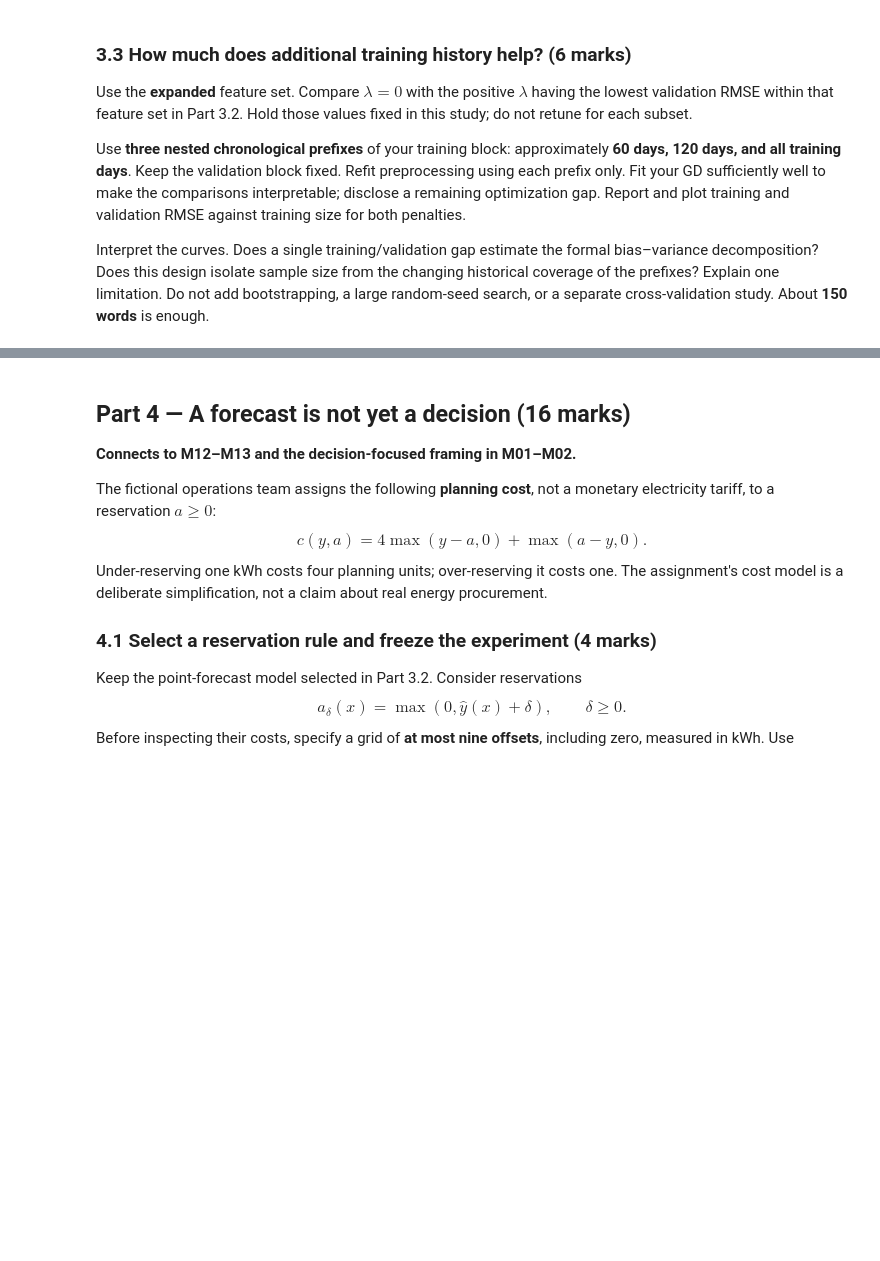
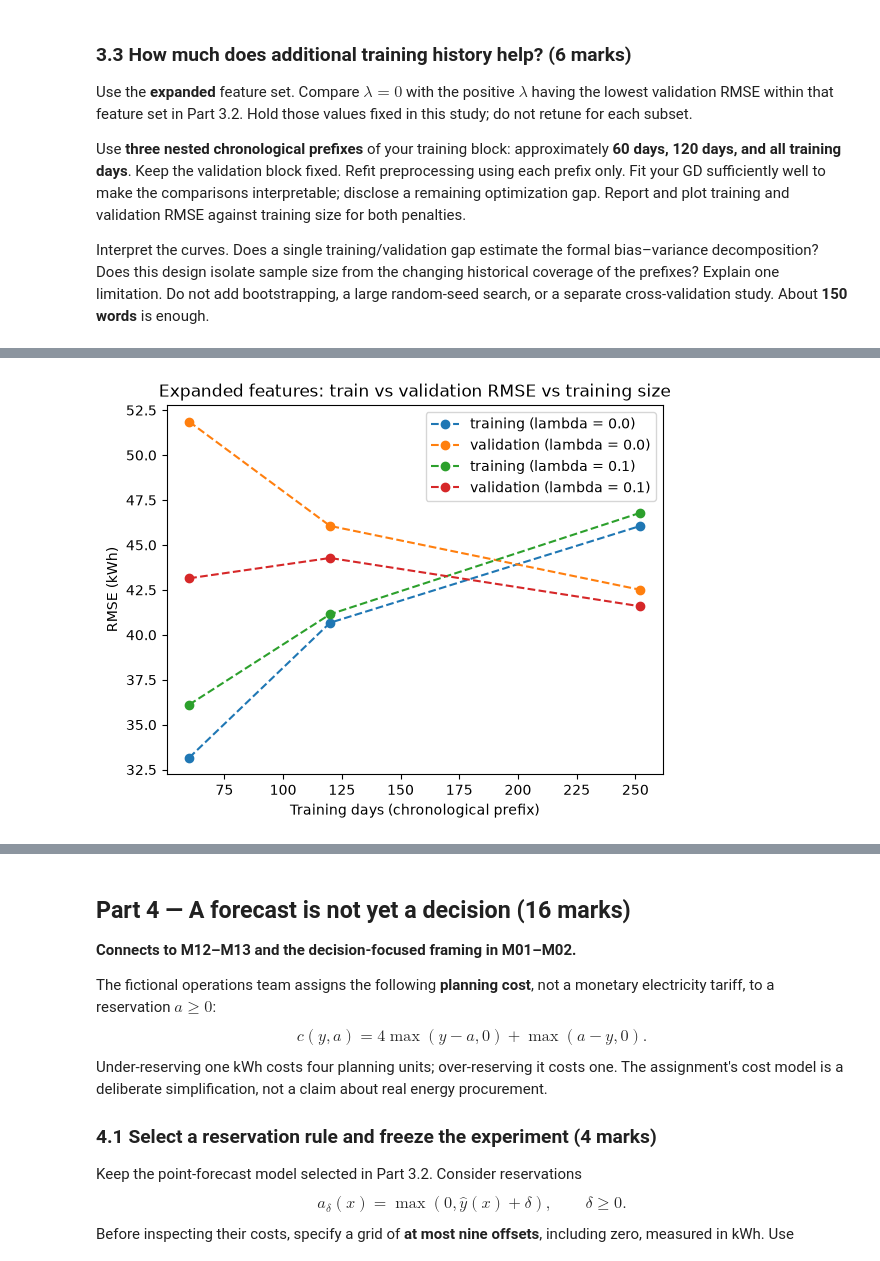
Before and after one commit to kaippatel/3151-A1, a Jupyter notebook: CSCI3151_A1.ipynb, the cells around one changed output, grey strips where cells are left out. Saved outputs shown, nothing was run; the diff lists cells and outputs as text; code cells hidden in the pictures; blank space fills up the shorter version.

```diff
--- a/CSCI3151_A1.ipynb
+++ b/CSCI3151_A1.ipynb
@@ -66,6 +66,6 @@ pd.set_option("display.max_columns", None)
 pd.set_option("display.width", 180)
 pd.set_option("display.float_format", lambda value: f"{value:.6g}")
 print("Python:", platform.python_version())
-for name, module in [("NumPy", np), ("pandas", pd), ("Matplotlib", matplotlib), ("scikit-learn", sklearn)]:
-    print(f"{name}: {module.__version__}")
+for fs_name, module in [("NumPy", np), ("pandas", pd), ("Matplotlib", matplotlib), ("scikit-learn", sklearn)]:
+    print(f"{fs_name}: {module.__version__}")
 # %% [output]
@@ -416,9 +416,9 @@ prototype_train, prototype_test = train_test_split(
 )
 prototype_results = []
 for alpha in [0.0, 0.1, 1.0, 10.0, 100.0]:
-    scaler = StandardScaler().fit(prototype_X[prototype_train])
-    X_train = scaler.transform(prototype_X[prototype_train])
-    X_test = scaler.transform(prototype_X[prototype_test])
+    scaler_fs = StandardScaler().fit(prototype_X[prototype_train])
+    X_train = scaler_fs.transform(prototype_X[prototype_train])
+    X_test = scaler_fs.transform(prototype_X[prototype_test])
     model = Ridge(alpha=alpha).fit(X_train, prototype_y[prototype_train])
     predicted = model.predict(X_test)
     rmse = np.sqrt(np.mean((prototype_y[prototype_test] - predicted)**2))
@@ -827,4 +1172,71 @@ Interpret the curves. Does a single training/validation gap estimate the formal
 # %%
 # Six fits: three training prefixes, two fixed penalty values.
 # Refit each prefix's scaler, keep validation rows fixed, and interpret carefully.
-raise NotImplementedError("3.3: investigate learning from additional history")
+
+# ------- Config -----------
+PREFIX_NUM_STEPS = 20000
+PREFIX_ETA = 0.1
+best_positive_lambda_expanded = 0.1
+PREFIX_LAMBDA_GRID = [0.0, best_positive_lambda_expanded]
+PREFIX_SIZES = [60, 120, len(train_frame)]
+
+# ------- Fit prefixes for each lambda -----------
+print(f"------- Learning curves on expanded features (eta={PREFIX_ETA}, {PREFIX_NUM_STEPS} updates):")
+prefix_records = []
+X_val_fs = valid_frame[expanded_features].to_numpy(dtype=float)
+for n_days in PREFIX_SIZES:
+    prefix = train_frame.iloc[:n_days]
+    X_train_fs = prefix[expanded_features].to_numpy(dtype=float)
+    y_train_prefix = prefix["energy_kwh"].to_numpy(dtype=float)
+    scaler_fs = fit_standardizer(X_train_fs)
+    Z_train = apply_standardizer(X_train_fs, scaler_fs)
+    Z_val = apply_standardizer(X_val_fs, scaler_fs)
+
+    for lam in PREFIX_LAMBDA_GRID:
+        fit = fit_gd(
+            Z_train,
+            y_train_prefix,
+            lam=lam,
+            eta=PREFIX_ETA,
+            steps=PREFIX_NUM_STEPS,
+            b0=float(y_train_prefix.mean())
+        )
+
+        ref = Ridge(alpha=len(Z_train) * lam).fit(Z_train, y_train_prefix)
+        J_optimum, _, _ = loss_and_grad(Z_train, y_train_prefix, ref.coef_, ref.intercept_, lam)
+
+        J_final = fit["loss_history"][-1]
+        optimum_gap = (J_final - J_optimum) / max(1.0, abs(J_optimum))
+        prefix_records.append({
+            "train_days": n_days,
+            "lambda": lam,
+            "RMSE_train": _rmse(y_train_prefix, Z_train @ fit["w"] + fit["b"]),
+            "RMSE_validation": _rmse(y_val, Z_val @ fit["w"] + fit["b"]),
+            "optimum_gap": optimum_gap,
+        })
+prefix_df = pd.DataFrame(prefix_records)
+display(prefix_df)
+
+# ------- Plot training and validation RMSE vs training size -----------
+plt.figure()
+for lam in PREFIX_LAMBDA_GRID:
+    rows = prefix_df[prefix_df["lambda"] == lam]
+    plt.plot(
+        rows["train_days"],
+        rows["RMSE_train"],
+        marker="o",
+        linestyle="--",
+        label=f"training (lambda = {lam})"
+    )
+    plt.plot(
+        rows["train_days"],
+        rows["RMSE_validation"],
+        marker="o",
+        label=f"validation (lambda = {lam})"
+    )
+plt.xlabel("Training days (chronological prefix)")
+plt.ylabel("RMSE (kWh)")
+plt.title("Expanded features: train vs validation RMSE vs training size")
+plt.legend()
+plt.show()
+# %% [output]
@@ -831,2 +1251,3 @@ raise NotImplementedError("3.3: investigate learning from additional history")
+[figure, added]
 # %% [markdown]
 **Your answer — 3.3**
```
Also changed, not shown: parts of 11 cells of this notebook.
